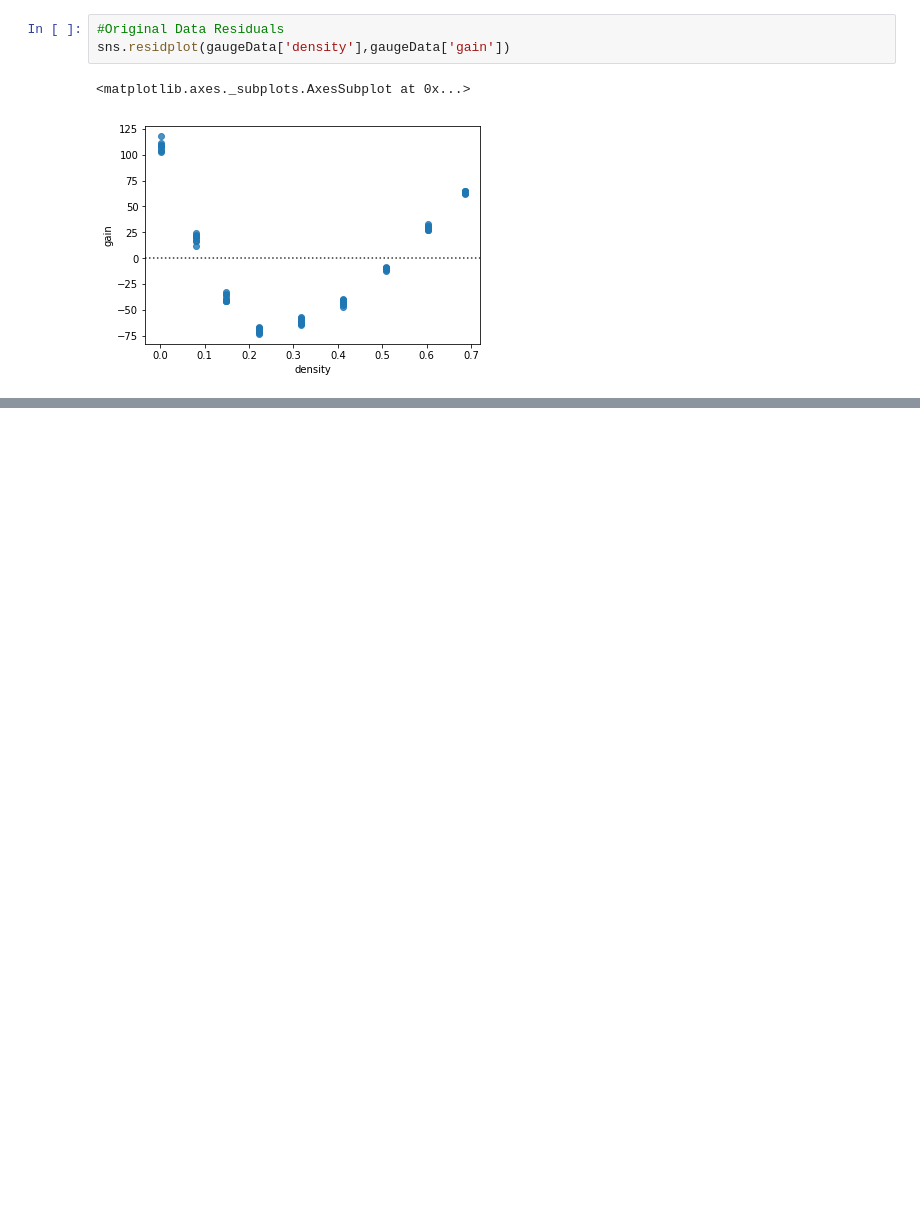
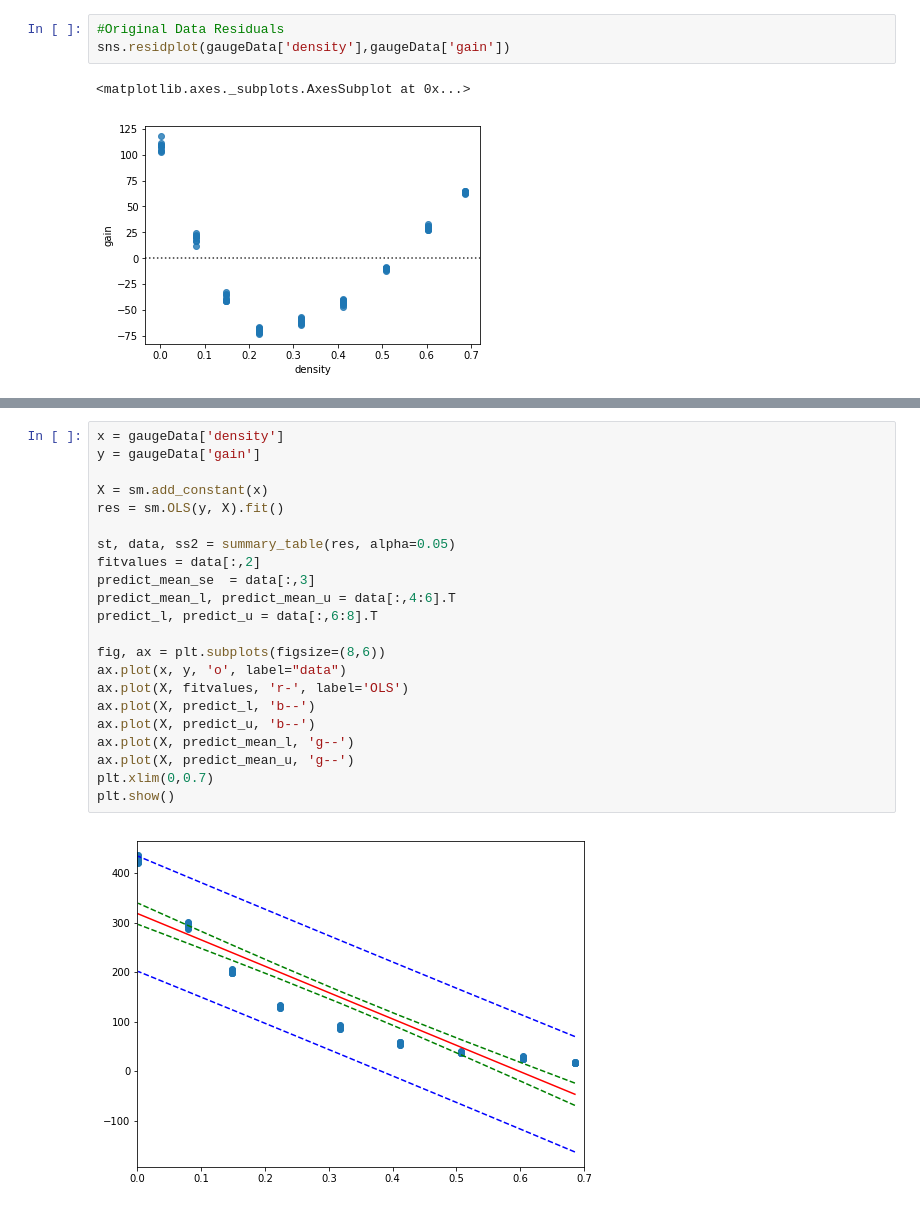
Before and after one commit to msmyrl/MATH189_CS4, a Jupyter notebook: Homework-4.ipynb, the cells around one changed output, grey strips where cells are left out. Cells and saved outputs as stored; diff of their text form; blank space fills up the shorter version.

```diff
--- a/Homework-4.ipynb
+++ b/Homework-4.ipynb
@@ -90,0 +98,24 @@ plt.plot(xfit, yfit);
+# %%
+x = gaugeData['density']
+y = gaugeData['gain']
+
+X = sm.add_constant(x)
+res = sm.OLS(y, X).fit()
+
+st, data, ss2 = summary_table(res, alpha=0.05)
+fitvalues = data[:,2]
+predict_mean_se  = data[:,3]
+predict_mean_l, predict_mean_u = data[:,4:6].T
+predict_l, predict_u = data[:,6:8].T
+
+fig, ax = plt.subplots(figsize=(8,6))
+ax.plot(x, y, 'o', label="data")
+ax.plot(X, fitvalues, 'r-', label='OLS')
+ax.plot(X, predict_l, 'b--')
+ax.plot(X, predict_u, 'b--')
+ax.plot(X, predict_mean_l, 'g--')
+ax.plot(X, predict_mean_u, 'g--')
+plt.xlim(0,0.7)
+plt.show()
+# %% [output]
+[figure, added]
```
Also changed, not shown: parts of 6 cells of this notebook, 1 other file.
